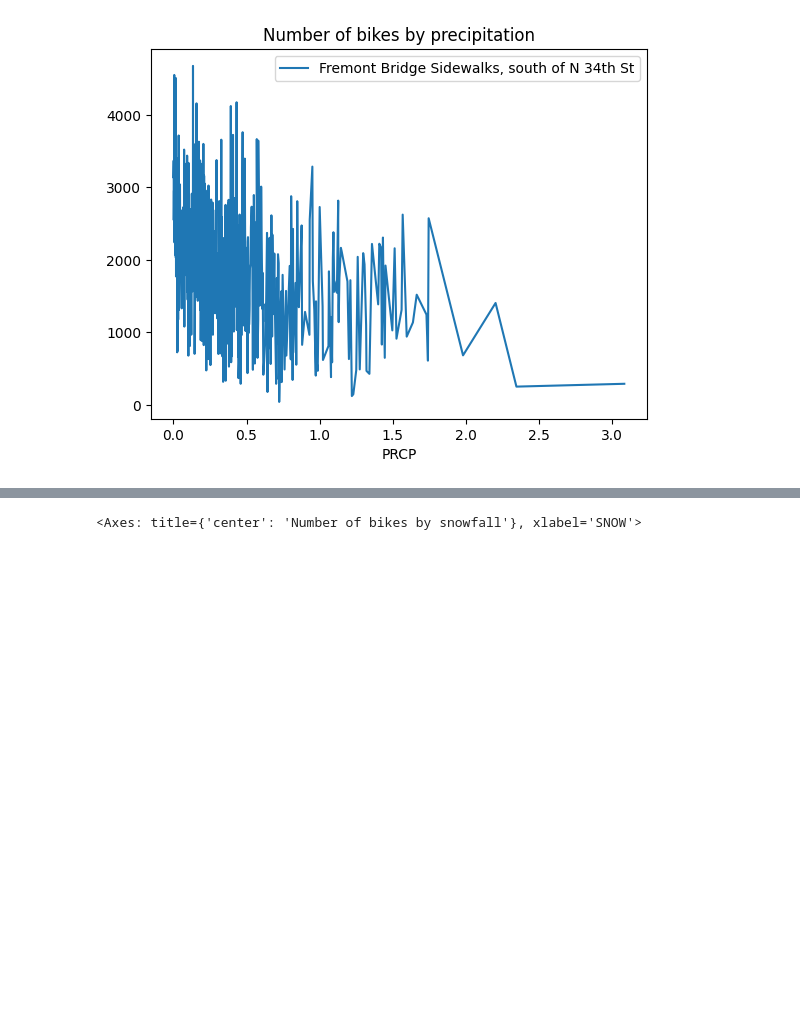
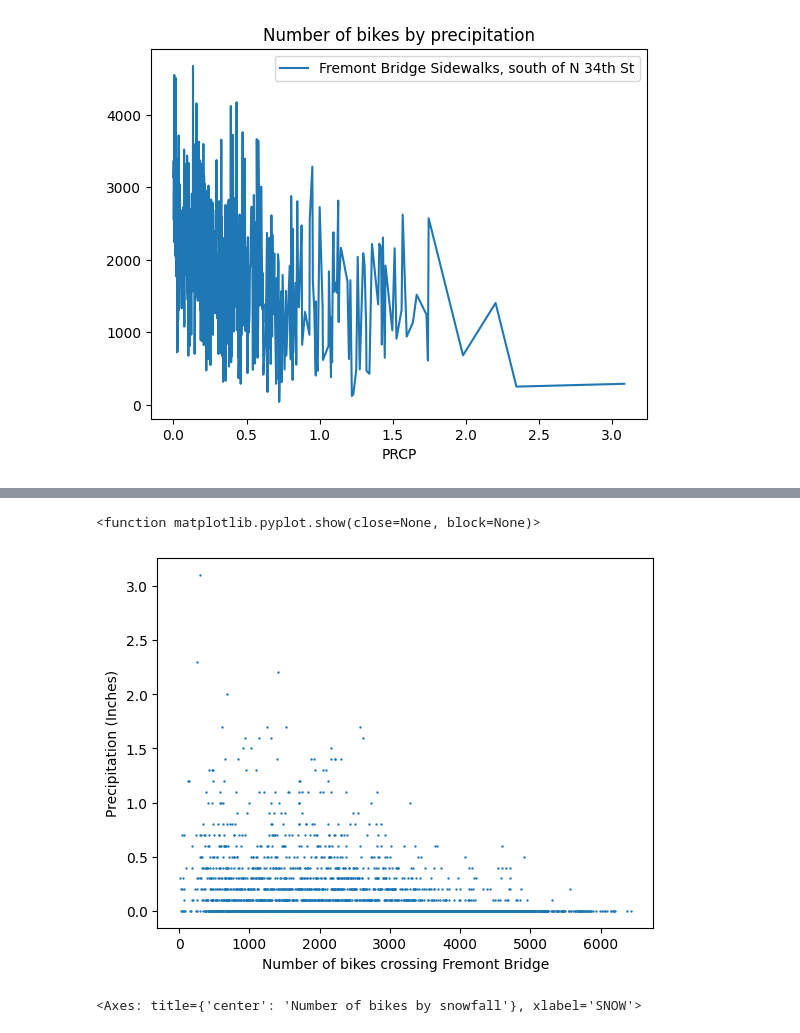
Before and after one commit to amschechter/amschechter.github.io, a Jupyter notebook: DataScience/censusData/RainyFremont.ipynb, the cells around one changed output, grey strips where cells are left out. Saved outputs shown, nothing was run; the diff lists cells and outputs as text; code cells hidden in the pictures; blank space fills up the shorter version.

```diff
--- a/DataScience/censusData/RainyFremont.ipynb
+++ b/DataScience/censusData/RainyFremont.ipynb
@@ -195,3 +195,15 @@ prcp_rounded_line.plot(title = 'Number of bikes by precipitation, Rounded')
+# %%
+x = combined_data_frame['Fremont Bridge Sidewalks, south of N 34th St']
+y = combined_data_frame['PRCP_ROUNDED']
+
+plt.scatter(x, y, s = 0.5)
+plt.xlabel('Number of bikes crossing Fremont Bridge')
+plt.ylabel('Precipitation (Inches)')
+
+plt.show
+# %% [output]
+<function matplotlib.pyplot.show(close=None, block=None)>
+[figure, added]
 # %%
 snow_line = combined_data_frame.groupby('SNOW').agg({'Fremont Bridge Sidewalks, south of N 34th St':'mean'})
 
```
Also changed, not shown: parts of 2 cells of this notebook, 4 other files.
